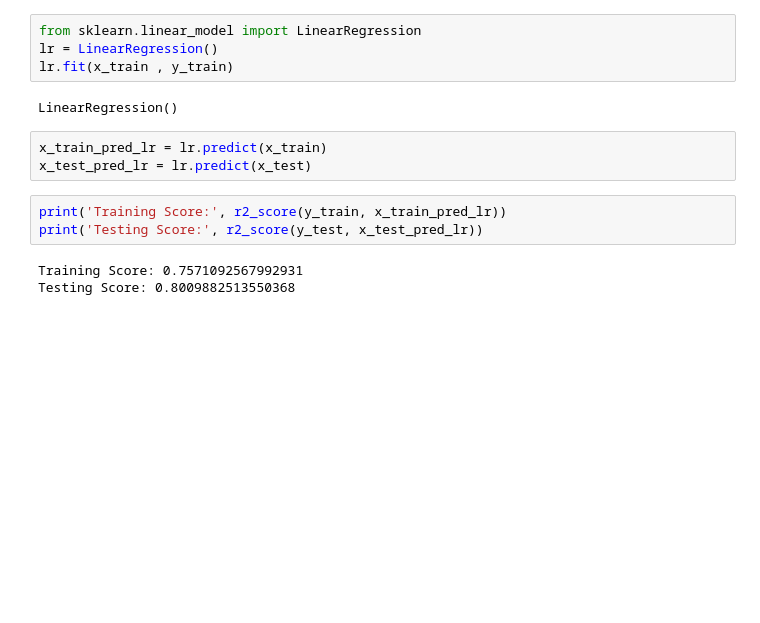
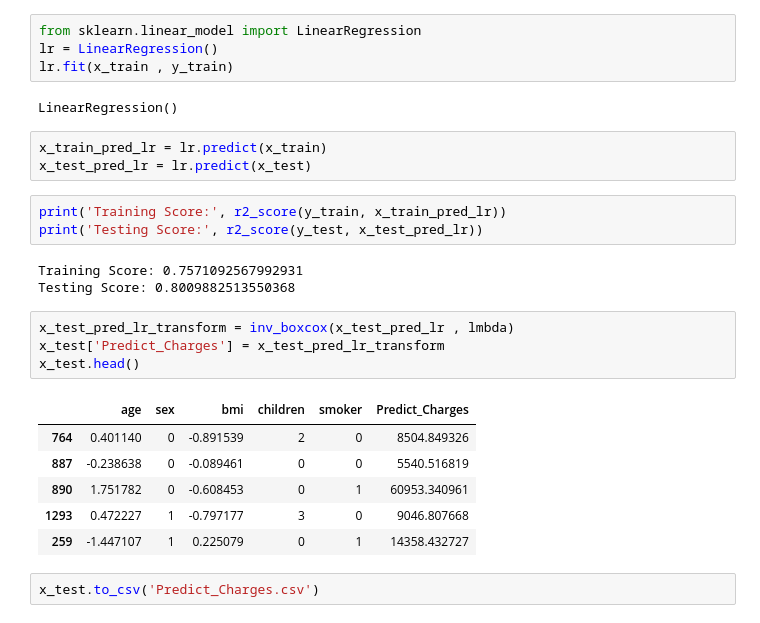
Before and after one commit to MayurPatil4313/ML-Projects, a Jupyter notebook: INSURANCE PREMIUM PREDICTION/Solution.ipynb, the cells around one changed output. Cells and saved outputs as stored; diff of their text form; blank space fills up the shorter version.

Commit message:
Transform the Charges
Transform the Charges and generate  csv file

```diff
--- a/INSURANCE PREMIUM PREDICTION/Solution.ipynb
+++ b/INSURANCE PREMIUM PREDICTION/Solution.ipynb
@@ -481,3 +481,16 @@ print('Testing Score:', r2_score(y_test, x_test_pred_lr))
 # %% [output]
 Training Score: 0.7571092567992931
 Testing Score: 0.8009882513550368
+# %%
+x_test_pred_lr_transform = inv_boxcox(x_test_pred_lr , lmbda)
+x_test['Predict_Charges'] = x_test_pred_lr_transform
+x_test.head()
+# %% [output]
+|  | age | sex | bmi | children | smoker | Predict_Charges |
+| 764 | 0.401140 | 0 | -0.891539 | 2 | 0 | 8504.849326 |
+| 887 | -0.238638 | 0 | -0.089461 | 0 | 0 | 5540.516819 |
+| 890 | 1.751782 | 0 | -0.608453 | 0 | 1 | 60953.340961 |
+| 1293 | 0.472227 | 1 | -0.797177 | 3 | 0 | 9046.807668 |
+| 259 | -1.447107 | 1 | 0.225079 | 0 | 1 | 14358.432727 |
+# %%
+x_test.to_csv('Predict_Charges.csv')
```
Also changed, not shown: parts of 1 cell of this notebook, 1 other file.
